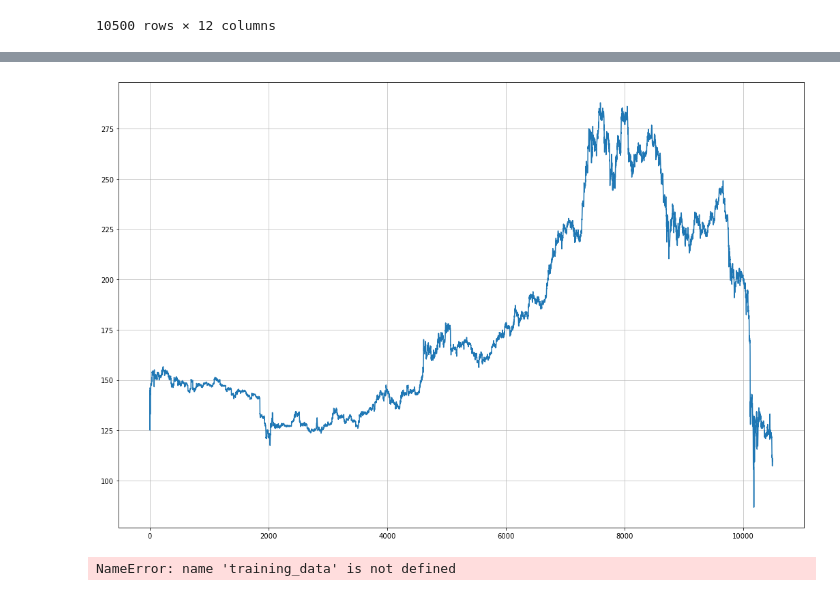
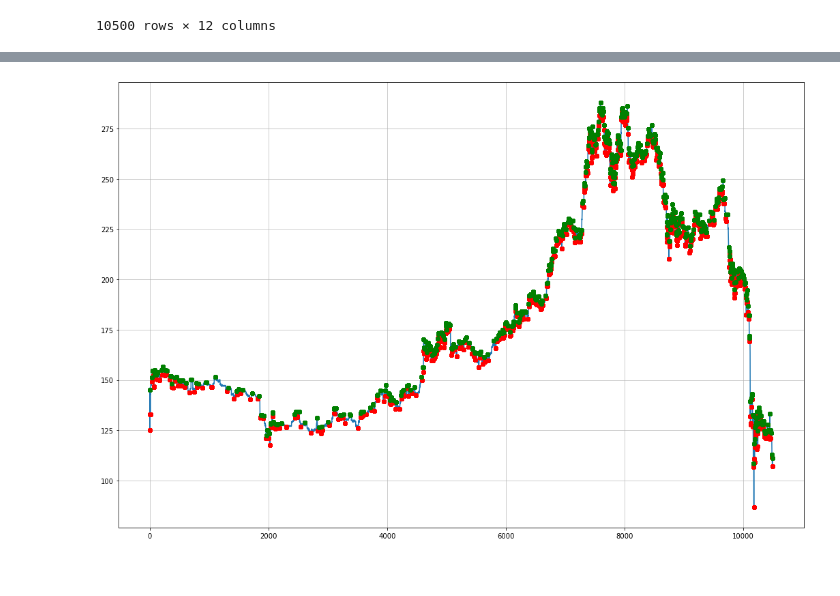
Before and after one commit to izzortsi/trailing_orders, a Jupyter notebook: DEV/collect_binance_data.ipynb, the cells around one changed output, grey strips where cells are left out. Saved outputs shown, nothing was run; the diff lists cells and outputs as text; code cells hidden in the pictures.

Commit message:
plot etc

```diff
--- a/DEV/collect_binance_data.ipynb
+++ b/DEV/collect_binance_data.ipynb
@@ -236,2 +130,0 @@ datetime.datetime(2021, 1, 1, 0, 0)
-# %%
-sdb = StaticDatabase(futures_client, PAIR, TIMEFRAME)
@@ -391,0 +257,13 @@ AttributeError: 'StaticDatabase' object has no attribute 'peak_regions'
+# %%
+df = sdb.data
+(fig, ax) = plt.subplots(figsize=(40,20))
+ax.plot(df.close)
+peak_x = peak_regions
+peak_y = df.close.values[peak_regions]
+ax.plot(peak_x, peak_y, marker='o', linestyle="None", color='green', label="Peaks")
+
+valley_x = valley_regions
+valley_y = df.close.values[valley_regions]
+ax.plot(valley_x, valley_y, marker='o', linestyle="None", color='red', label="Valleys")
+ax.grid(which='both', alpha=0.8)
+ax.grid(True, which="minor")
@@ -456,24 +313,27 @@ features
+# %%
+sdb.data = df
+features =sdb.data
 # %%
 (fig, ax) = plt.subplots(figsize=(18,12))
-ax.plot(df.close)
+ax.plot(features.close)
 none = []
-for i, l in enumerate(labels):
+for i, l in enumerate(features.labels):
     if l == 1:
         peak_x = peak_regions
-        peak_y = df.close.values[peak_regions]
+        peak_y = features.close.values[peak_regions]
         ax.plot(peak_x, peak_y, marker='o', linestyle="None", color='green', label="Peaks")
     elif l == -1:
         valley_x = valley_regions
-        valley_y = df.close.values[valley_regions]
+        valley_y = features.close.values[valley_regions]
         ax.plot(valley_x, valley_y, marker='o', linestyle="None", color='red', label="Valleys")
     elif l == 0:
         none.append(i)
 none_x = none
 none_y = df.close.values[none]
-ax.plot(none_x, none_y, marker='o', linestyle="None", color='yellow', alpha=0.5, label="Valleys")
+# ax.plot(none_x, none_y, marker='o', linestyle="None", color='yellow', alpha=0.01, label="Valleys")
 # ax.plot(peak_x, peak_y, marker='o', linestyle="None", color='green', label="Peaks")
 # ax.plot(valley_x, valley_y, marker='o', linestyle="None", color='red', label="Valleys")
 ax.grid(which='both', alpha=0.8)
 ax.grid(True, which="minor")
 # %% [output]
-[figure, old version]
+[figure, new version]
@@ -503,7 +339,0 @@ class MarketDataset(Dataset):
-# %%
-from torch.utils.data import DataLoader
-
-train_dataloader = DataLoader(training_data, batch_size=64, shuffle=True)
-test_dataloader = DataLoader(test_data, batch_size=64, shuffle=True)
-# %% [output]
-NameError: name 'training_data' is not defined
```
Also changed, not shown: parts of 19 cells of this notebook, 3 other files.
